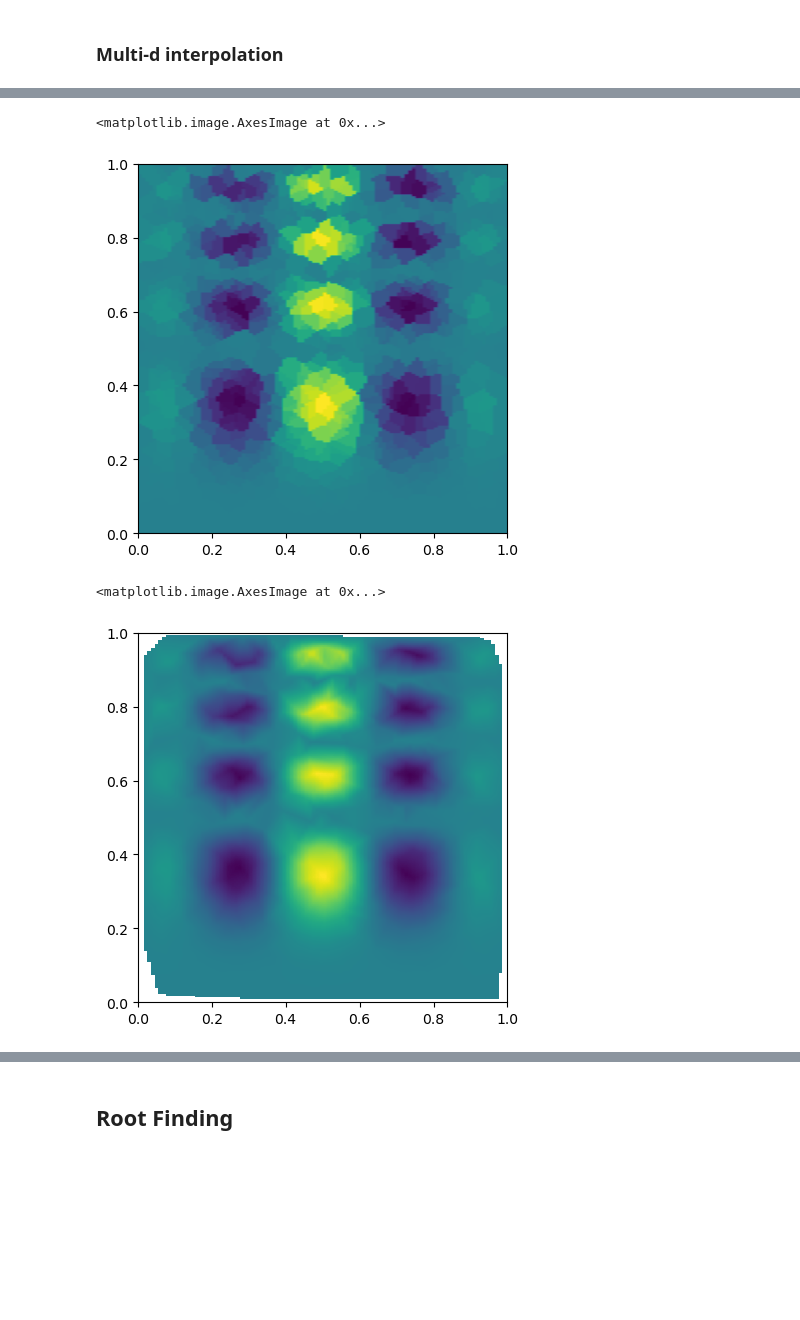
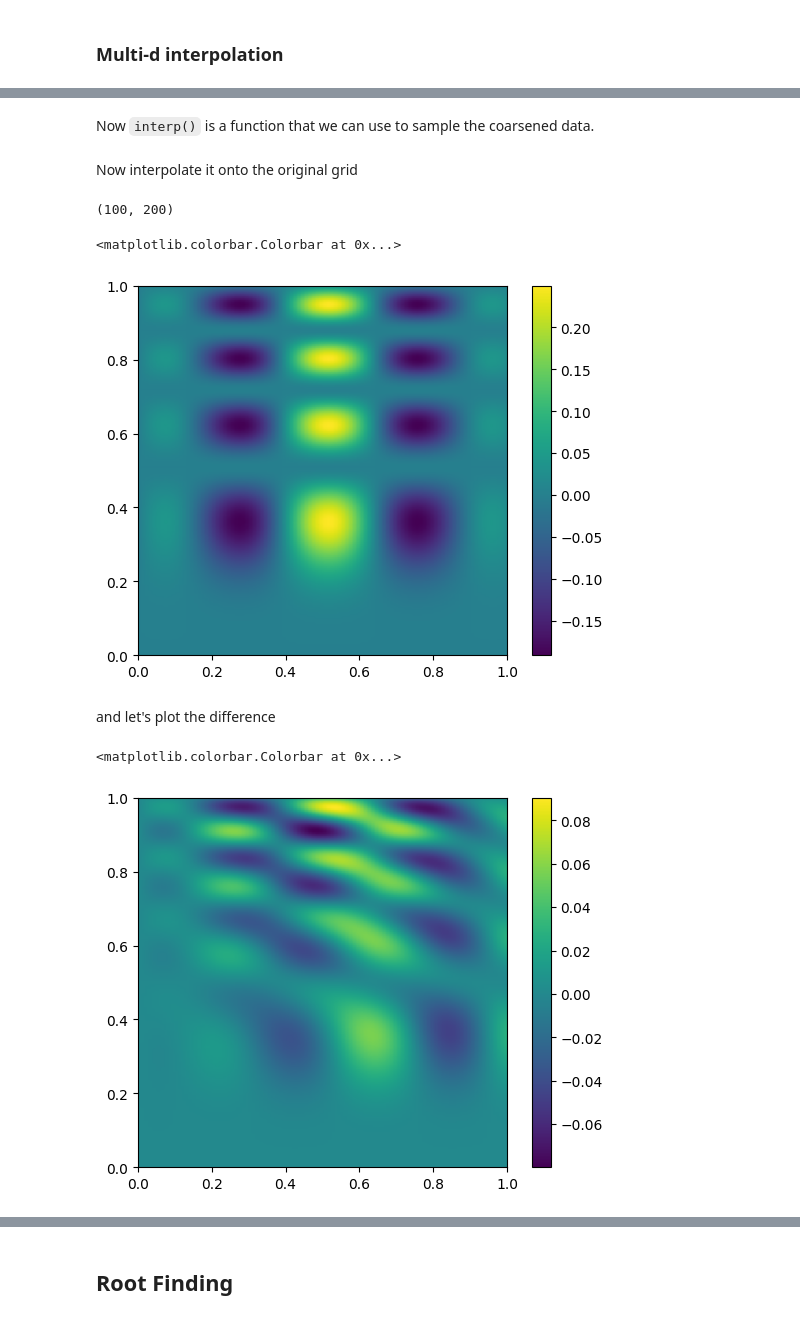
Before and after one commit to sbu-phy-ast-reu/reu-python-tutorial, a Jupyter notebook: content/05-python-scipy/scipy-basics.ipynb, the cells around one changed output, grey strips where cells are left out. Drawn from its saved outputs; the diff is of its cells as text; code cells hidden in the pictures; blank space fills up the shorter version.

```diff
--- a/content/05-python-scipy/scipy-basics.ipynb
+++ b/content/05-python-scipy/scipy-basics.ipynb
@@ -239,0 +252,5 @@ here's what the exact function looks like -- note that our function is defined i
+# %%
+fig, ax = plt.subplots()
+data = func(x, y)
+im = ax.imshow(data.T, extent=(0, 1, 0, 1), origin="lower")
+fig.colorbar(im, ax=ax)
@@ -240,2 +262,4 @@ here's what the exact function looks like -- note that our function is defined i
+# %%
+coarse = data[::4, ::4]
 # %%
 fig, ax = plt.subplots()
@@ -263,16 +281,31 @@ The interpolate.griddata() function provides many ways to interpolate a collecti
+# %%
+x_coarse = np.linspace(0, 1, nx//4)
+y_coarse = np.linspace(0, 1, ny//4)
+
+interp = interpolate.RegularGridInterpolator((x_coarse, y_coarse), coarse, method="cubic")
+# %% [markdown]
+Now `interp()` is a function that we can use to sample the coarsened data.
+# %% [markdown]
+Now interpolate it onto the original grid
+# %%
+new_data = interp((x, y))
+new_data.shape
+# %% [output]
+(100, 200)
 # %%
-grid_z0 = interpolate.griddata(points, values, (grid_x, grid_y), method='nearest')
-
 fig, ax = plt.subplots()
-ax.imshow(grid_z0.T, extent=(0,1,0,1), origin="lower")
+im = ax.imshow(new_data.T, extent=(0, 1, 0, 1), origin="lower")
+fig.colorbar(im, ax=ax)
 # %% [output]
-<matplotlib.image.AxesImage at 0x...>
+<matplotlib.colorbar.Colorbar at 0x...>
-[figure, old version]
+[figure, new version]
+# %% [markdown]
+and let's plot the difference
 # %%
-grid_z0 = interpolate.griddata(points, values, (grid_x, grid_y), method='linear')
-
+diff = new_data - data
 fig, ax = plt.subplots()
-ax.imshow(grid_z0.T, extent=(0,1,0,1), origin="lower")
+im = ax.imshow(diff.T, origin="lower", extent=(0, 1, 0, 1))
+fig.colorbar(im, ax=ax)
 # %% [output]
-<matplotlib.image.AxesImage at 0x...>
+<matplotlib.colorbar.Colorbar at 0x...>
-[figure, old version]
+[figure, new version]
```
Also changed, not shown: parts of 44 cells of this notebook, 1 other file.
